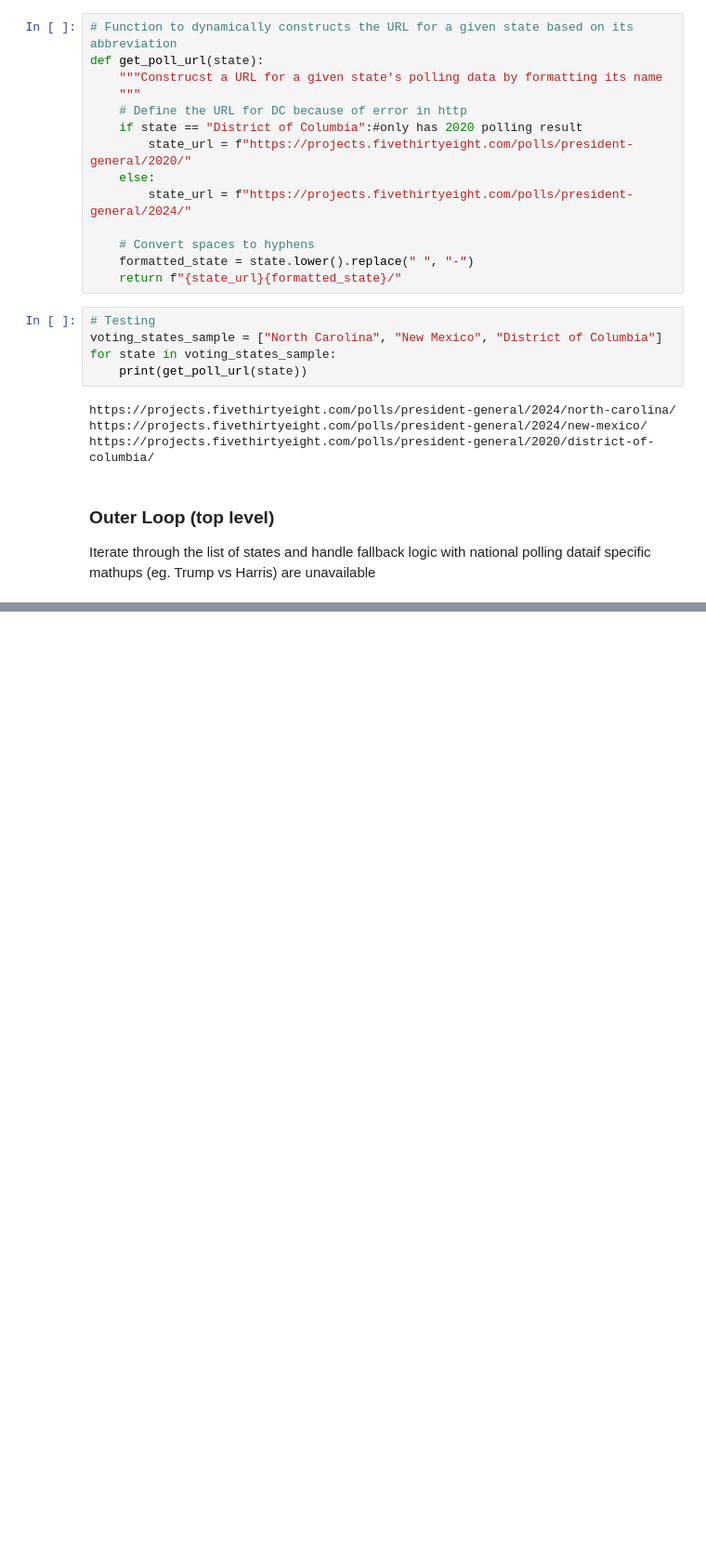
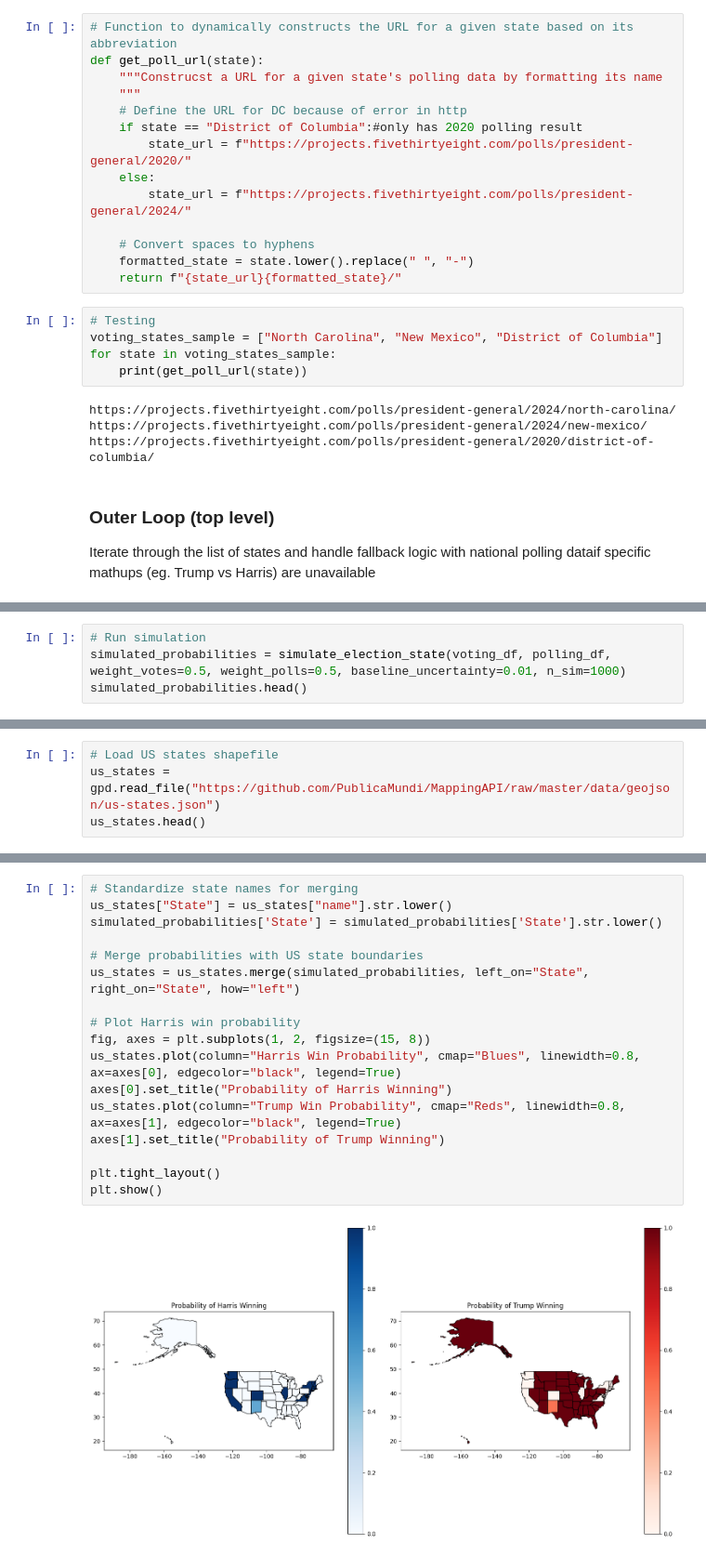
Before and after one commit to Pinghsuanlin/DS_sideProjects, a Jupyter notebook: statisticalAnalysis/2024election.ipynb, the cells around one changed output, grey strips where cells are left out. Shown at 93% size. Saved outputs shown, nothing was run; the diff lists cells and outputs as text; blank space fills up the shorter version.

```diff
--- a/statisticalAnalysis/2024election.ipynb
+++ b/statisticalAnalysis/2024election.ipynb
@@ -798,0 +720,4 @@ Pulling weighted average votes to the density of trust level to get the final pr
+# %%
+# Run simulation
+simulated_probabilities = simulate_election_state(voting_df, polling_df, weight_votes=0.5, weight_polls=0.5, baseline_uncertainty=0.01, n_sim=1000)
+simulated_probabilities.head()
@@ -798,0 +731,4 @@ Pulling weighted average votes to the density of trust level to get the final pr
+# %%
+# Load US states shapefile
+us_states = gpd.read_file("https://github.com/PublicaMundi/MappingAPI/raw/master/data/geojson/us-states.json")
+us_states.head()
@@ -798,0 +742,19 @@ Pulling weighted average votes to the density of trust level to get the final pr
+# %%
+# Standardize state names for merging
+us_states["State"] = us_states["name"].str.lower()
+simulated_probabilities['State'] = simulated_probabilities['State'].str.lower()
+
+# Merge probabilities with US state boundaries
+us_states = us_states.merge(simulated_probabilities, left_on="State", right_on="State", how="left")
+
+# Plot Harris win probability
+fig, axes = plt.subplots(1, 2, figsize=(15, 8))
+us_states.plot(column="Harris Win Probability", cmap="Blues", linewidth=0.8, ax=axes[0], edgecolor="black", legend=True)
+axes[0].set_title("Probability of Harris Winning")
+us_states.plot(column="Trump Win Probability", cmap="Reds", linewidth=0.8, ax=axes[1], edgecolor="black", legend=True)
+axes[1].set_title("Probability of Trump Winning")
+
+plt.tight_layout()
+plt.show()
+# %% [output]
+[figure, added]
```
Also changed, not shown: parts of 42 cells of this notebook.
